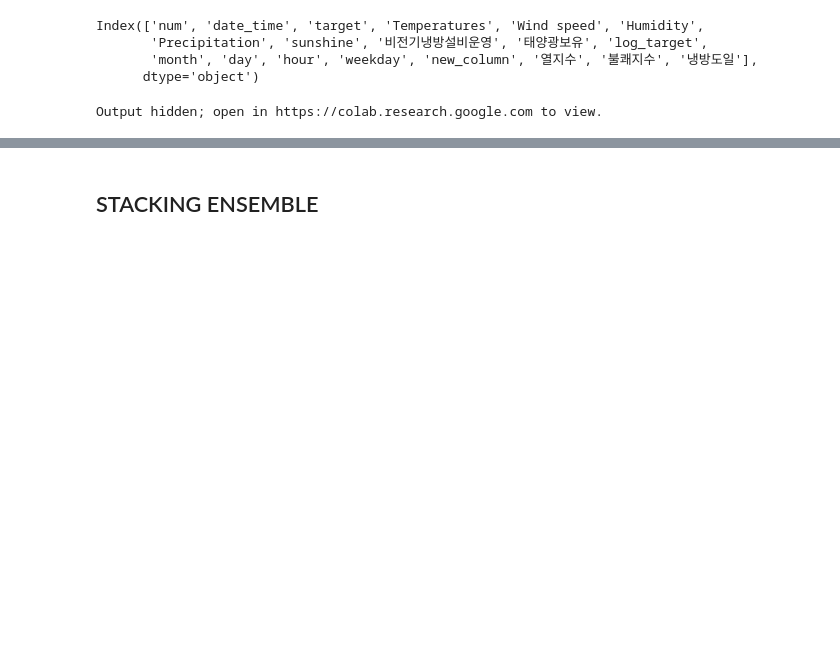
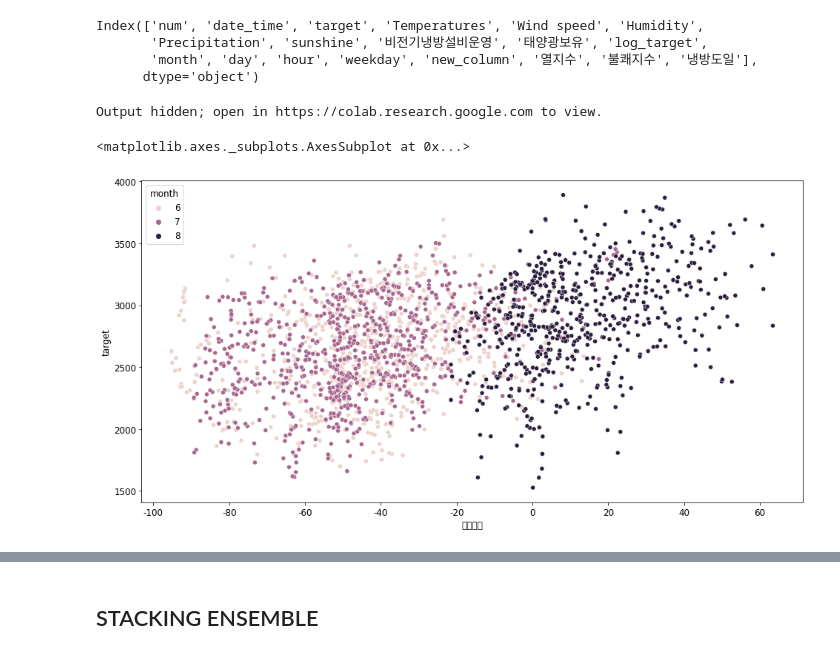
Before and after one commit to qkrwjdduf159/-, a Jupyter notebook: 데이콘/전력사용량 예측 AI 경진대회/전력 사용량 예측EDA.ipynb, the cells around one changed output, grey strips where cells are left out. Cells and saved outputs as stored; diff of their text form; code cells hidden in the pictures; blank space fills up the shorter version.

```diff
--- a/데이콘/전력사용량 예측 AI 경진대회/전력 사용량 예측EDA.ipynb
+++ b/데이콘/전력사용량 예측 AI 경진대회/전력 사용량 예측EDA.ipynb
@@ -756,3 +903,8 @@ for i in train['num'].unique():
   plt.show()
 # %% [output]
 Output hidden; open in https://colab.research.google.com to view.
+# %%
+sns.scatterplot(data = train[train['num'] == 5], x = '냉방도일', y = 'target', hue ='month')
+# %% [output]
+<matplotlib.axes._subplots.AxesSubplot at 0x...>
+[figure, added]
```
Also changed, not shown: parts of 26 cells of this notebook.
